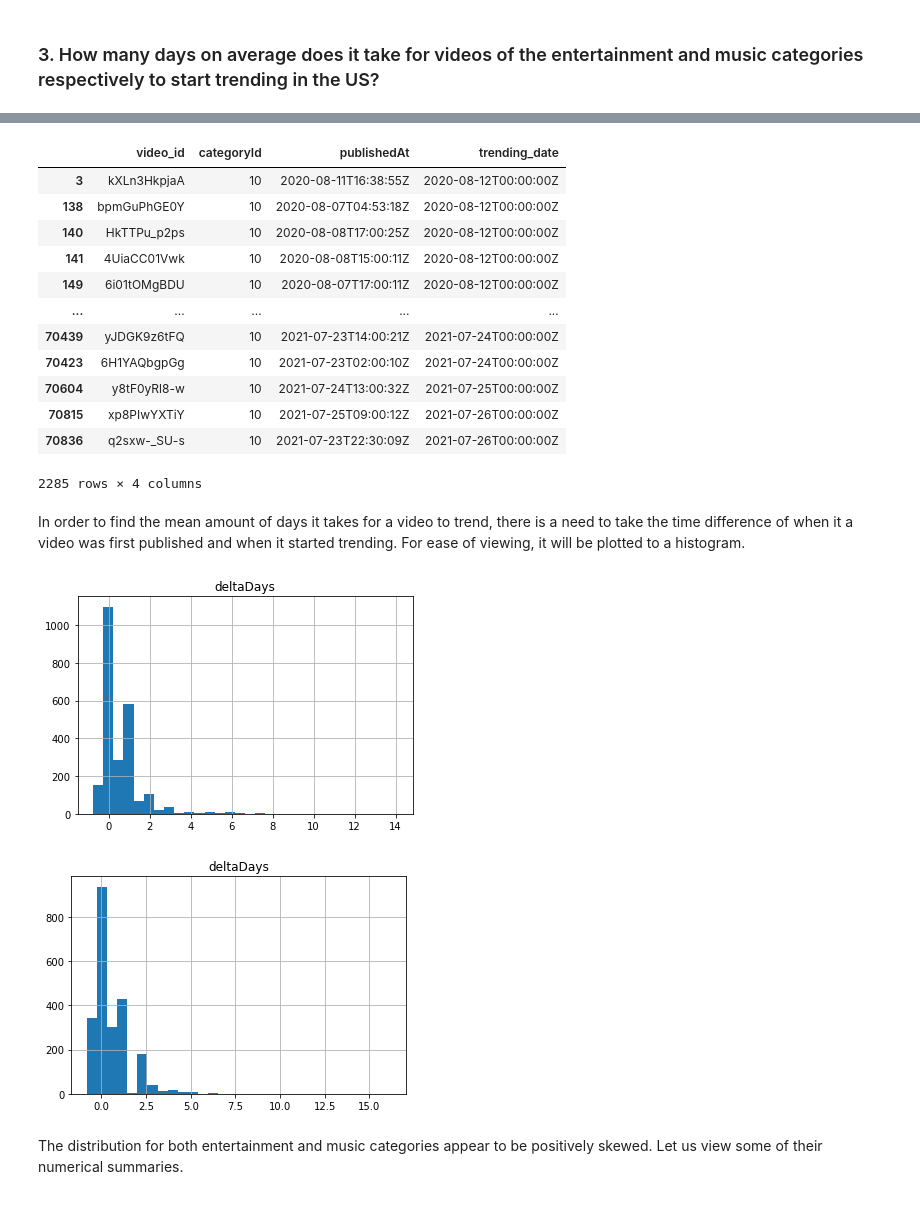
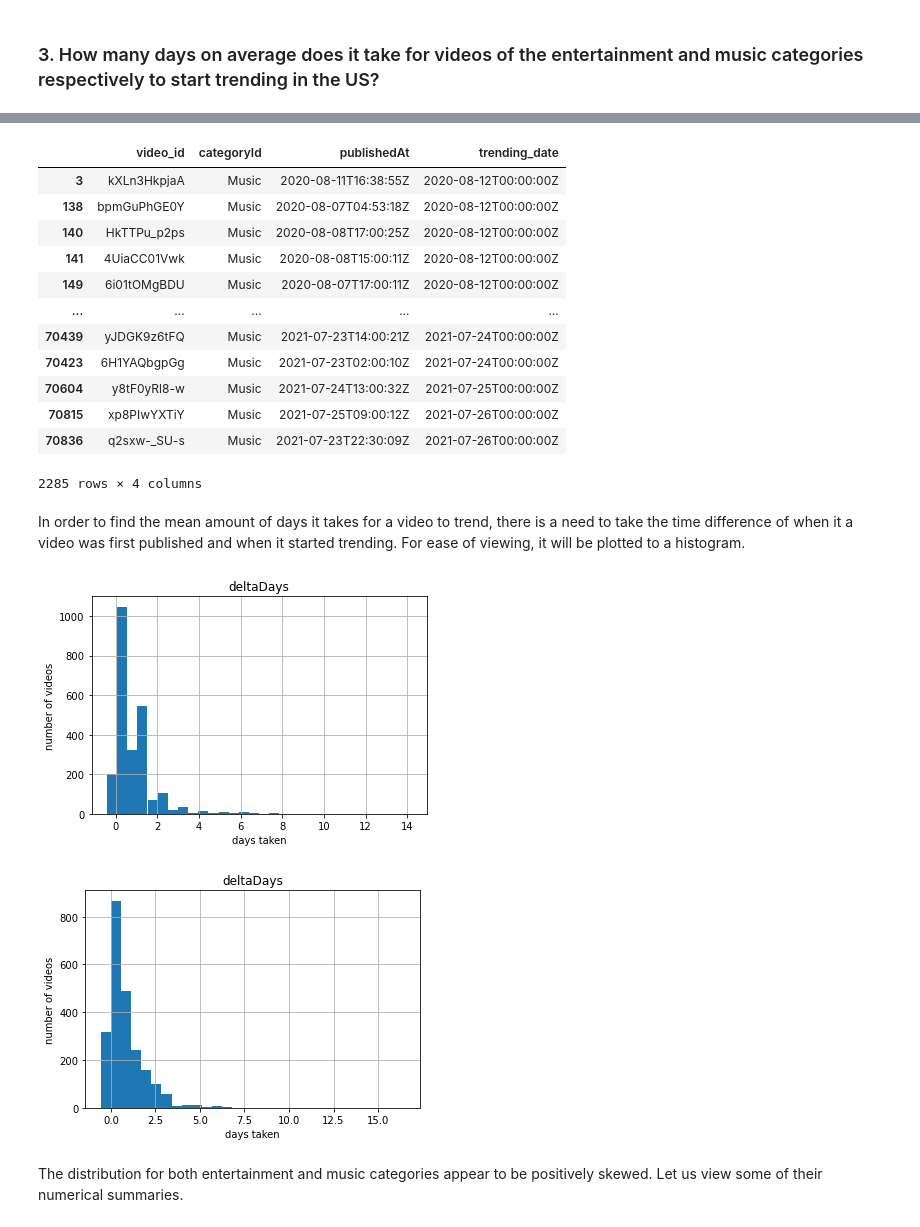
Before and after one commit to kether82/Project-1, a Jupyter notebook: Untitled0.ipynb, the cells around one changed output, grey strips where cells are left out. Cells and saved outputs as stored; diff of their text form; code cells hidden in the pictures.

```diff
--- a/Untitled0.ipynb
+++ b/Untitled0.ipynb
@@ -110,0 +143,14 @@ Since the variables *category_data, trending_date, publishedAt, likes ,view_coun
+# %%
+trending_US_df.replace({
+1: "Film & Animation", 2: "Autos & Vehicles", 10: "Music",
+15: "Pets & Animals", 17: "Sports", 18: "Short Movies",
+19: "Travel & Events", 20: "Gaming", 21: "Videoblogging",
+22: "People & Blogs", 23: "Comedy", 24: "Entertainment",
+25: "News & Politics", 26: "Howto & Style", 27: "Education",
+28: "Science & Technology", 29: "Nonprofits & Activism", 30: "Movies",
+31: "Anime/Animation", 32: "Action/Adventure", 33: "Classics",
+34: "Comedy", 35: "Documentary", 36: "Drama",
+37: "Family", 38: "Foreign", 39: "Horror",
+40: "Sci-Fi/Fantasy", 41: "Thriller", 42: "Shorts",
+43: "Shows", 44: "Trailers"}, inplace=True)
+trending_US_df["categoryId"].unique()
@@ -310,24 +334,24 @@ avg_time_to_trend24_df
 2398 rows × 4 columns
 # %%
 # take relevant portion of dataframe
-avg_time_to_trend10_df = trending_US_df.loc[(trending_US_df['categoryId'] == 10), ['video_id', 'categoryId', 'publishedAt', 'trending_date']]
+avg_time_to_trend10_df = trending_US_df.loc[(trending_US_df['categoryId'] == "Music"), ['video_id', 'categoryId', 'publishedAt', 'trending_date']]
 
 # remove duplicates and keep the entry that has the earliest trending date
 avg_time_to_trend10_df = avg_time_to_trend10_df.sort_values('trending_date', ascending=True).drop_duplicates(['video_id'])
 avg_time_to_trend10_df
 # %% [output]
 |  | video_id | categoryId | publishedAt | trending_date |
-| 3 | kXLn3HkpjaA | 10 | 2020-08-11T16:38:55Z | 2020-08-12T00:00:00Z |
-| 138 | bpmGuPhGE0Y | 10 | 2020-08-07T04:53:18Z | 2020-08-12T00:00:00Z |
-| 140 | HkTTPu_p2ps | 10 | 2020-08-08T17:00:25Z | 2020-08-12T00:00:00Z |
-| 141 | 4UiaCC01Vwk | 10 | 2020-08-08T15:00:11Z | 2020-08-12T00:00:00Z |
-| 149 | 6i01tOMgBDU | 10 | 2020-08-07T17:00:11Z | 2020-08-12T00:00:00Z |
+| 3 | kXLn3HkpjaA | Music | 2020-08-11T16:38:55Z | 2020-08-12T00:00:00Z |
+| 138 | bpmGuPhGE0Y | Music | 2020-08-07T04:53:18Z | 2020-08-12T00:00:00Z |
+| 140 | HkTTPu_p2ps | Music | 2020-08-08T17:00:25Z | 2020-08-12T00:00:00Z |
+| 141 | 4UiaCC01Vwk | Music | 2020-08-08T15:00:11Z | 2020-08-12T00:00:00Z |
+| 149 | 6i01tOMgBDU | Music | 2020-08-07T17:00:11Z | 2020-08-12T00:00:00Z |
 | ... | ... | ... | ... | ... |
-| 70439 | yJDGK9z6tFQ | 10 | 2021-07-23T14:00:21Z | 2021-07-24T00:00:00Z |
-| 70423 | 6H1YAQbgpGg | 10 | 2021-07-23T02:00:10Z | 2021-07-24T00:00:00Z |
-| 70604 | y8tF0yRl8-w | 10 | 2021-07-24T13:00:32Z | 2021-07-25T00:00:00Z |
-| 70815 | xp8PIwYXTiY | 10 | 2021-07-25T09:00:12Z | 2021-07-26T00:00:00Z |
-| 70836 | q2sxw-_SU-s | 10 | 2021-07-23T22:30:09Z | 2021-07-26T00:00:00Z |
+| 70439 | yJDGK9z6tFQ | Music | 2021-07-23T14:00:21Z | 2021-07-24T00:00:00Z |
+| 70423 | 6H1YAQbgpGg | Music | 2021-07-23T02:00:10Z | 2021-07-24T00:00:00Z |
+| 70604 | y8tF0yRl8-w | Music | 2021-07-24T13:00:32Z | 2021-07-25T00:00:00Z |
+| 70815 | xp8PIwYXTiY | Music | 2021-07-25T09:00:12Z | 2021-07-26T00:00:00Z |
+| 70836 | q2sxw-_SU-s | Music | 2021-07-23T22:30:09Z | 2021-07-26T00:00:00Z |
 2285 rows × 4 columns
 # %% [markdown]
 In order to find the mean amount of days it takes for a video to trend, there is a need to take the time difference of when it a video was first published and when it started trending. For ease of viewing, it will be plotted to a histogram.
@@ -337,28 +361,32 @@ avg_time_to_trend24_df['deltaTime'] = pd.to_datetime(avg_time_to_trend24_df["tre
 
 # compute for the precise amount of days
 components24_df = avg_time_to_trend24_df['deltaTime'].dt.components.copy()
-components24_df['preciseDays'] = components24_df['days'] + components24_df['hours'] / 60 + components24_df['minutes'] / (60*60) + components24_df['seconds'] / (60*60*60)
+components24_df['preciseDays'] = components24_df['days'] + components24_df['hours'] / 24 + components24_df['minutes'] / (24*60) + components24_df['seconds'] / (24*60*60)
 avg_time_to_trend24_df['deltaDays'] = components24_df['preciseDays']
 
 # display in a histogram
 avg_time_to_trend24_df.hist('deltaDays', bins=30)
+plt.xlabel('days taken')
+plt.ylabel('number of videos')
 plt.show()
 # %% [output]
-[figure, old version]
+[figure, new version]
 # %%
 # convert timestamp String to Date and get the difference
 avg_time_to_trend10_df['deltaTime'] = pd.to_datetime(avg_time_to_trend10_df["trending_date"]) - pd.to_datetime(avg_time_to_trend10_df["publishedAt"])
 
 # compute for the precise amount of days
 components10_df = avg_time_to_trend10_df['deltaTime'].dt.components.copy()
-components10_df['preciseDays'] = components10_df['days'] + components10_df['hours'] / 60 + components10_df['minutes'] / (60*60) + components10_df['seconds'] / (60*60*60)
+components10_df['preciseDays'] = components10_df['days'] + components10_df['hours'] / 24 + components10_df['minutes'] / (24*60) + components10_df['seconds'] / (24*60*60)
 avg_time_to_trend10_df['deltaDays'] = components10_df['preciseDays']
 
 # display in a histogram
 avg_time_to_trend10_df.hist('deltaDays', bins=30)
+plt.xlabel('days taken')
+plt.ylabel('number of videos')
 plt.show()
 # %% [output]
-[figure, old version]
+[figure, new version]
 # %% [markdown]
 The distribution for both entertainment and music categories appear to be positively skewed. Let us view some of their numerical summaries.
 # %%
```
Also changed, not shown: parts of 63 cells of this notebook, 1 other file.
